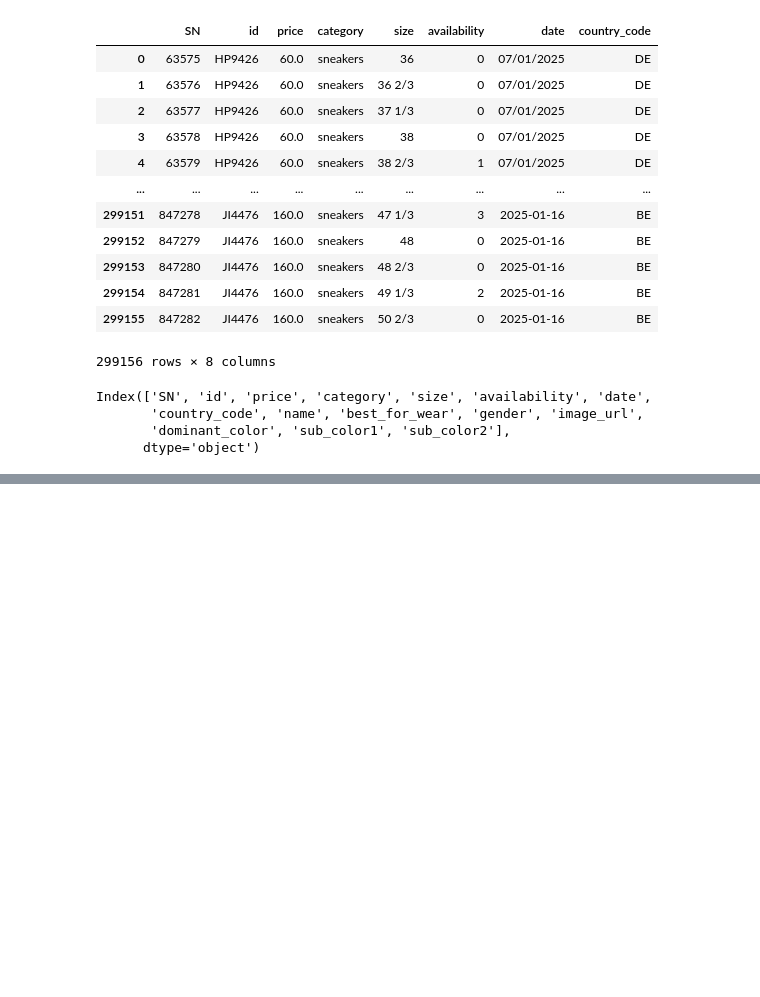
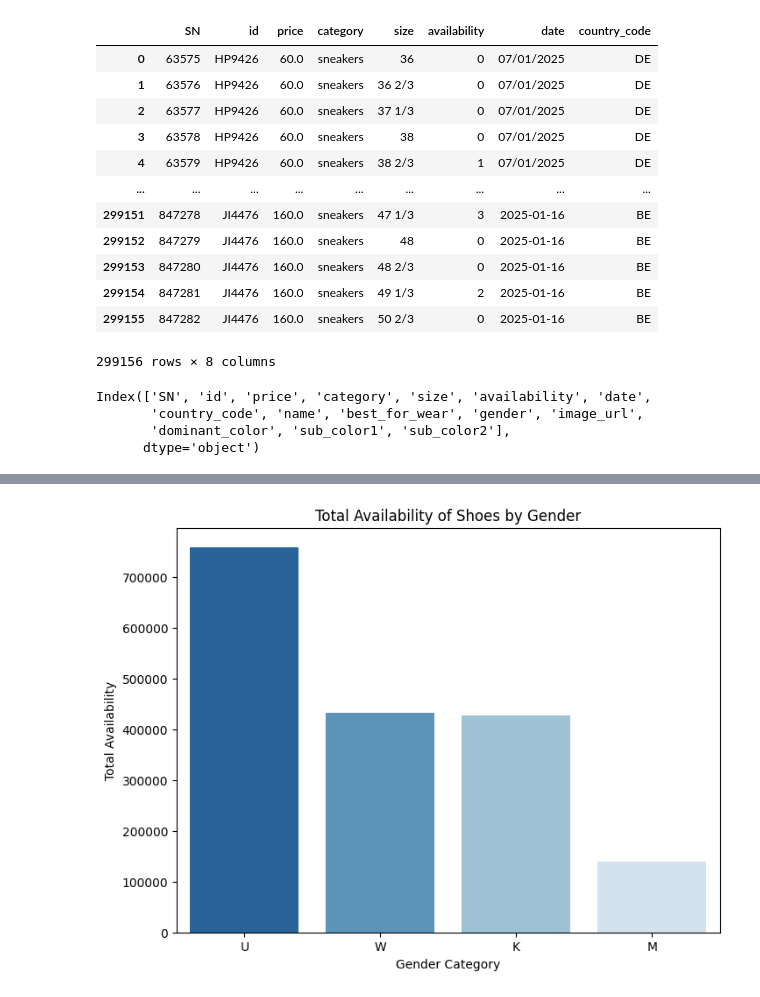
Before and after one commit to odxscholars/sollda1, a Jupyter notebook: main.ipynb, the cells around one changed output, grey strips where cells are left out. Drawn from its saved outputs; the diff is of its cells as text; code cells hidden in the pictures; blank space fills up the shorter version.

```diff
--- a/main.ipynb
+++ b/main.ipynb
@@ -156,0 +272,16 @@ shoes_fact.drop( columns=["image_url"], inplace=True)
+# %%
+plt.figure(figsize=(8, 6))
+sns.barplot(
+    x=availability_per_gender.index,
+    y=availability_per_gender.values,
+    hue=availability_per_gender.index,
+    palette="Blues_r",
+    legend=False
+)
+
+plt.xlabel("Gender Category")
+plt.ylabel("Total Availability")
+plt.title("Total Availability of Shoes by Gender")
+plt.show()
+# %% [output]
+[figure, added]
```
Also changed, not shown: parts of 18 cells of this notebook.
